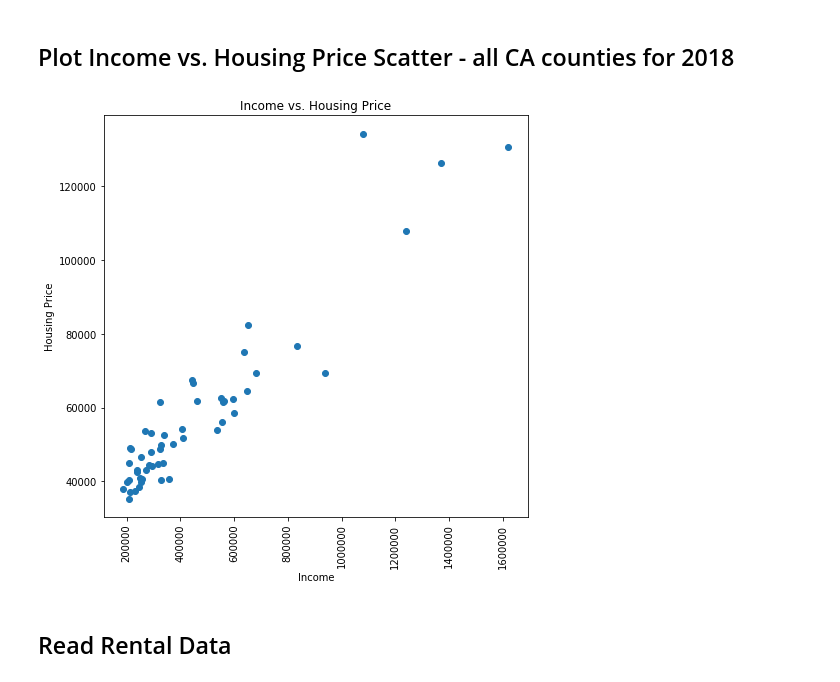
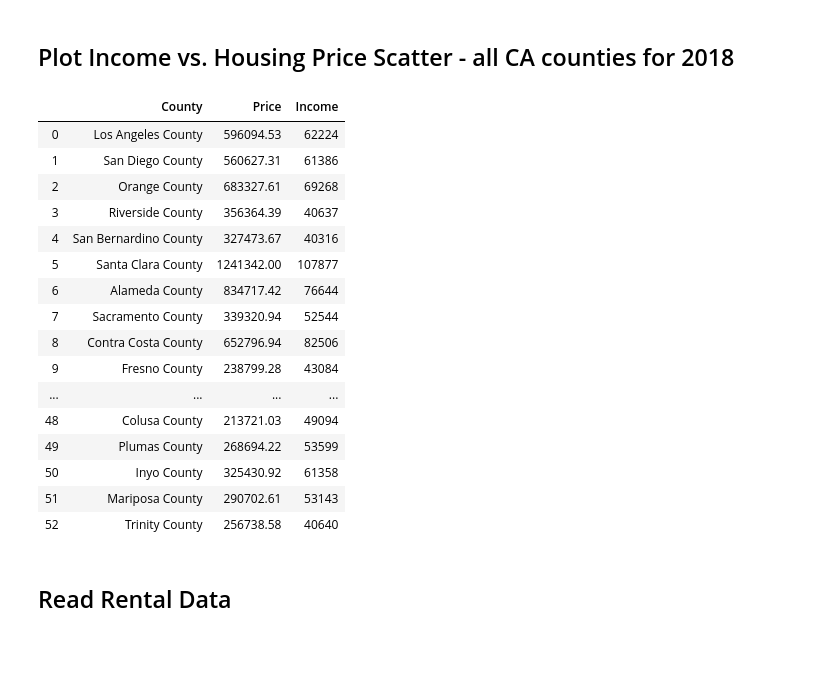
Before and after one commit to TrevorLovesMommy/Real-Estate-Project, a Jupyter notebook: Analysis.ipynb, the cells around one changed output. Cells and saved outputs as stored; diff of their text form; code cells hidden in the pictures; blank space fills up the shorter version.

```diff
--- a/Analysis.ipynb
+++ b/Analysis.ipynb
@@ -181,43 +181,59 @@ plt.show()
 # %%
 #We want to explore the relationship between housing prices and income for all CA counties for 2018
 # Show linear relationship between Income and Housing Price
 
 #read data files
 zillow_clean_all_counties_df = pd.read_csv("output files/zillow_clean_all_counties_df.csv")
+
 all_counties_income_df = pd.read_csv("output files/all_counties_income.csv", )
 
 #merge income and housing into one table
 income_housing_2018_df = pd.merge(zillow_clean_all_counties_df, all_counties_income_df, on="RegionName", how = "inner")
-
 #rename column
-income_housing_2018_df= income_housing_2018_df.rename(columns={"2018 Avg Price":"Price", "RegionName":"County"})
+income_housing_2018_df= income_housing_2018_df.rename(columns={"RegionName":"County"})
 income_housing_2018_df
 
-#plot scatter
-fig, ax1 = plt.subplots(figsize=(7,7))
-x = income_housing_2018_df["Price"]
-y = income_housing_2018_df["Income"]
-ax1.scatter(x, y)
-plt.xticks(rotation=90)
+# #plot scatter
+# fig, ax1 = plt.subplots(figsize=(7,7))
+# x = income_housing_2018_df["Price"]
+# y = income_housing_2018_df["Income"]
+# ax1.scatter(x, y)
+# plt.xticks(rotation=90)
 
-#ax1.plot(x, fit, 'b--')
+# #ax1.plot(x, fit, 'b--')
 
-ax1.set_xlabel("Income")
-ax1.set_ylabel("Housing Price")
-ax1.set_title("Income vs. Housing Price")
-fig.tight_layout()
-plt.savefig ("output images/Income_Housing_Scatter_Regression.png")
-plt.show()
+# ax1.set_xlabel("Income")
+# ax1.set_ylabel("Housing Price")
+# ax1.set_title("Income vs. Housing Price")
+# fig.tight_layout()
+# plt.savefig ("output images/Income_Housing_Scatter_Regression.png")
+# plt.show()
 
 
 # #2015
 # x_2015 = income_df.loc["2015 Income"]
 # y_2015 = zillow_df.loc["2015 Avg Price"]
 # ax1.scatter(x_2015, y_2015, color = "#2ca02c", label = "2015")
 # fit = slope * x_2015 + intercept
 # ax1.plot(x_2015, fit, 'b--', color="#2ca02c")
 # %% [output]
-[figure, removed]
+|  | County | Price | Income |
+| 0 | Los Angeles County | 596094.53 | 62224 |
+| 1 | San Diego County | 560627.31 | 61386 |
+| 2 | Orange County | 683327.61 | 69268 |
+| 3 | Riverside County | 356364.39 | 40637 |
+| 4 | San Bernardino County | 327473.67 | 40316 |
+| 5 | Santa Clara County | 1241342.00 | 107877 |
+| 6 | Alameda County | 834717.42 | 76644 |
+| 7 | Sacramento County | 339320.94 | 52544 |
+| 8 | Contra Costa County | 652796.94 | 82506 |
+| 9 | Fresno County | 238799.28 | 43084 |
+| ... | ... | ... | ... |
+| 48 | Colusa County | 213721.03 | 49094 |
+| 49 | Plumas County | 268694.22 | 53599 |
+| 50 | Inyo County | 325430.92 | 61358 |
+| 51 | Mariposa County | 290702.61 | 53143 |
+| 52 | Trinity County | 256738.58 | 40640 |
 # %% [markdown]
 ## Read Rental Data
 # %%
```
Also changed, not shown: 2 other files.
